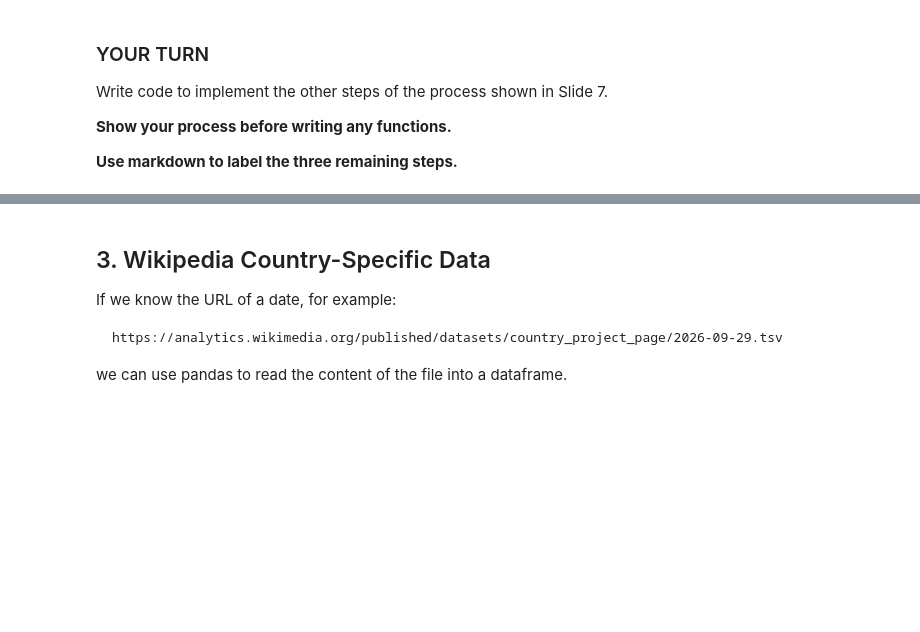
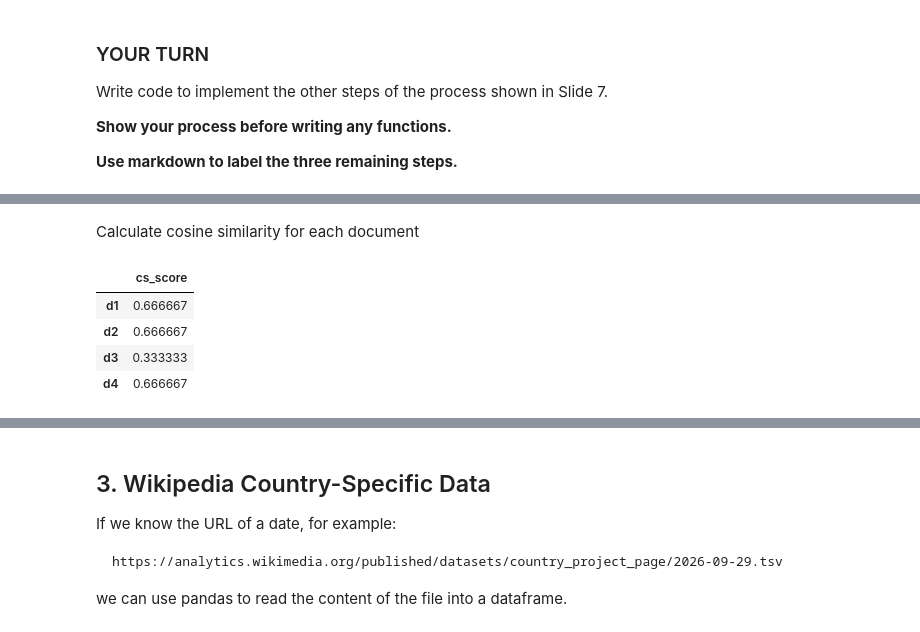
Before and after one commit to ninahowley/cs315-week5-tasks-wed, a Jupyter notebook: week5-wed-notebook.ipynb, the cells around one changed output, grey strips where cells are left out. Cells and saved outputs as stored; diff of their text form; code cells hidden in the pictures; blank space fills up the shorter version.

```diff
--- a/week5-wed-notebook.ipynb
+++ b/week5-wed-notebook.ipynb
@@ -192,0 +257,28 @@ Write code to implement the other steps of the process shown in Slide 7.
+# %%
+def cosineSimilarity(vec1, vec2):
+    V1 = np.array(vec1)
+    V2 = np.array(vec2)
+    cosine = np.dot(V1, V2)/(norm(V1)*norm(V2))
+    return cosine
+# %% [markdown]
+<p>Calculate cosine similarity for each document</p>
+# %%
+doc_ids = [doc for doc in vectors_df.index.tolist() if doc != "query"]
+
+vectors_df["cs_score"] = None
+
+doc_values = {}
+for doc in doc_ids:
+    V1 = vectors_df.loc["query"].tolist()[:-1]
+    V2 = vectors_df.loc[doc].tolist()[:-1]
+    cosine_similarity = cosineSimilarity(V1, V2)
+    vectors_df.loc[doc, "cs_score"] = cosine_similarity
+
+scores_df = vectors_df[["cs_score"]].drop("query")
+scores_df
+# %% [output]
+|  | cs_score |
+| d1 | 0.666667 |
+| d2 | 0.666667 |
+| d3 | 0.333333 |
+| d4 | 0.666667 |
```
Also changed, not shown: parts of 9 cells of this notebook.
